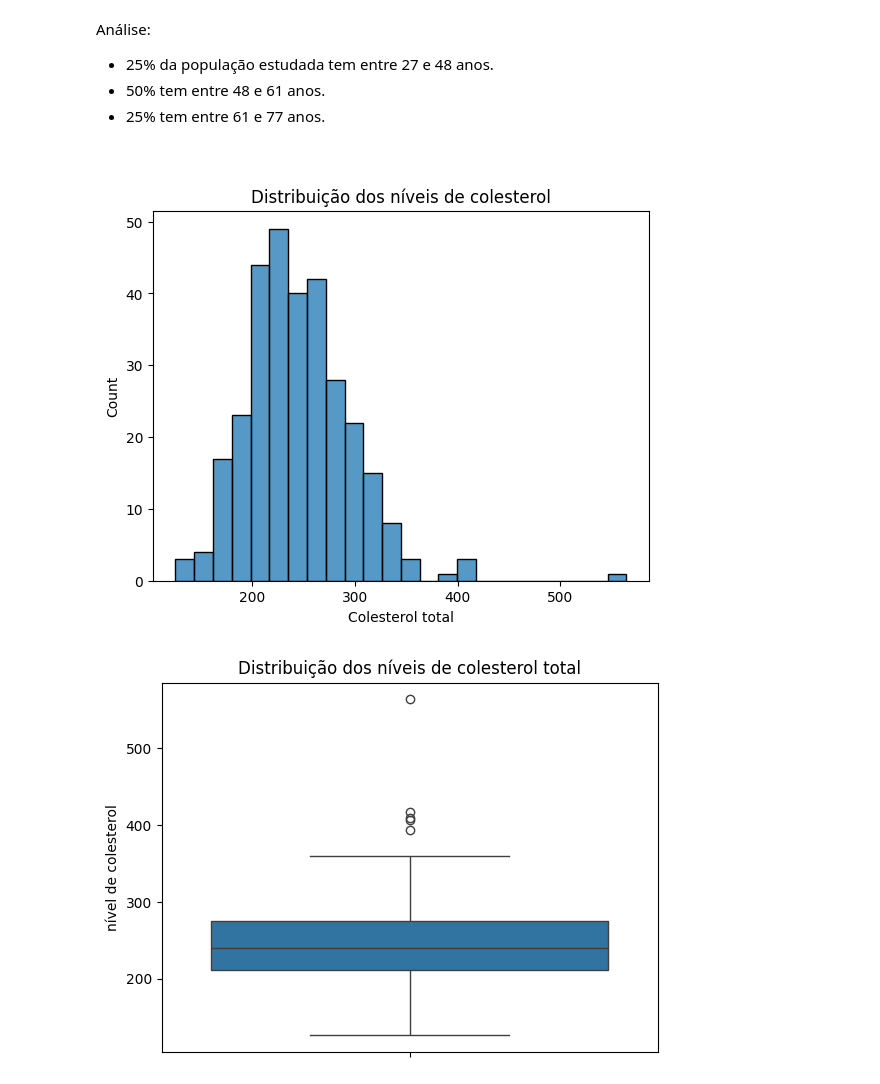
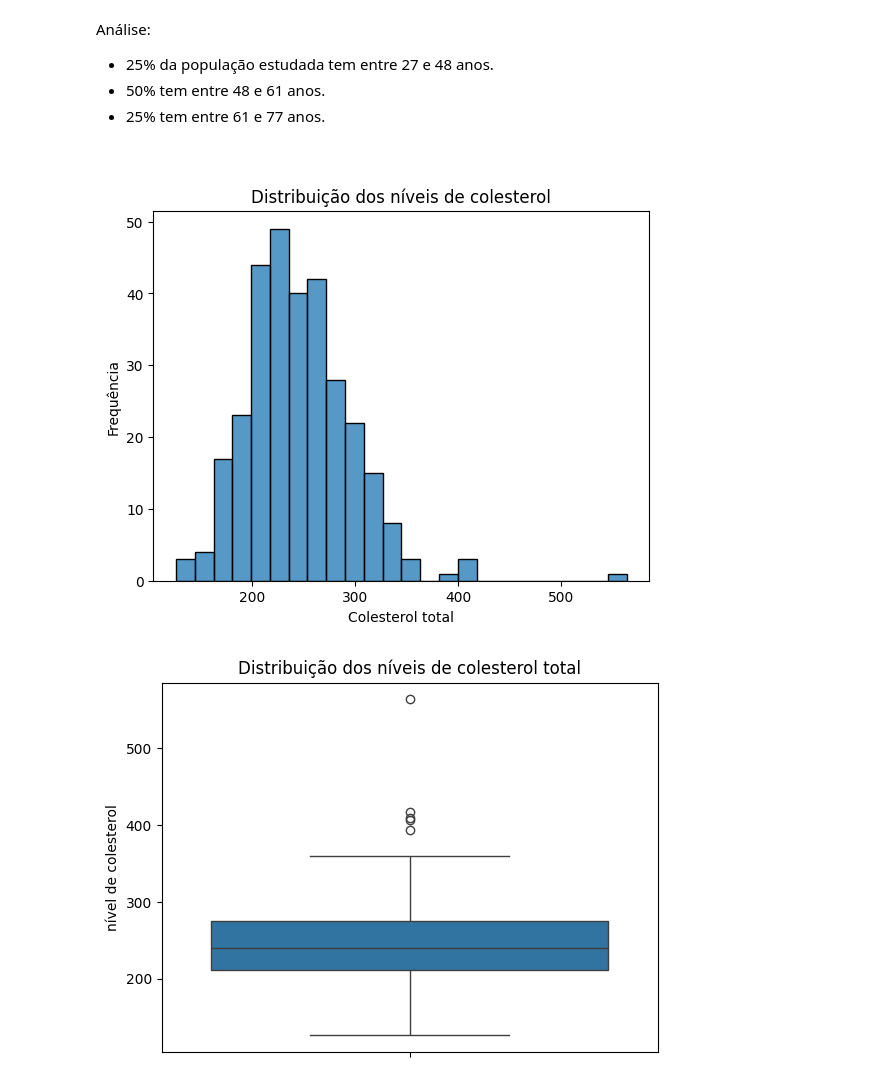
Before and after one commit to andrerizzo/Heart_Failure_Prediction_ML, a Jupyter notebook: Heart_Failure_Prediction_v1.ipynb, the cells around one changed output. Saved outputs shown, nothing was run; the diff lists cells and outputs as text; code cells hidden in the pictures.

```diff
--- a/Heart_Failure_Prediction_v1.ipynb
+++ b/Heart_Failure_Prediction_v1.ipynb
@@ -304,10 +330,11 @@ Análise:
 # %%
 ax = sns.histplot(df['chol'])
 plt.title('Distribuição dos níveis de colesterol')
 ax.set_xlabel('Colesterol total')
+ax.set_ylabel('Frequência')
 plt.show()
 # %% [output]
-[figure, old version]
+[figure, new version]
 # %%
 ax = sns.boxplot(df['chol'])
 plt.title('Distribuição dos níveis de colesterol total')
```
Also changed, not shown: parts of 56 cells of this notebook.
